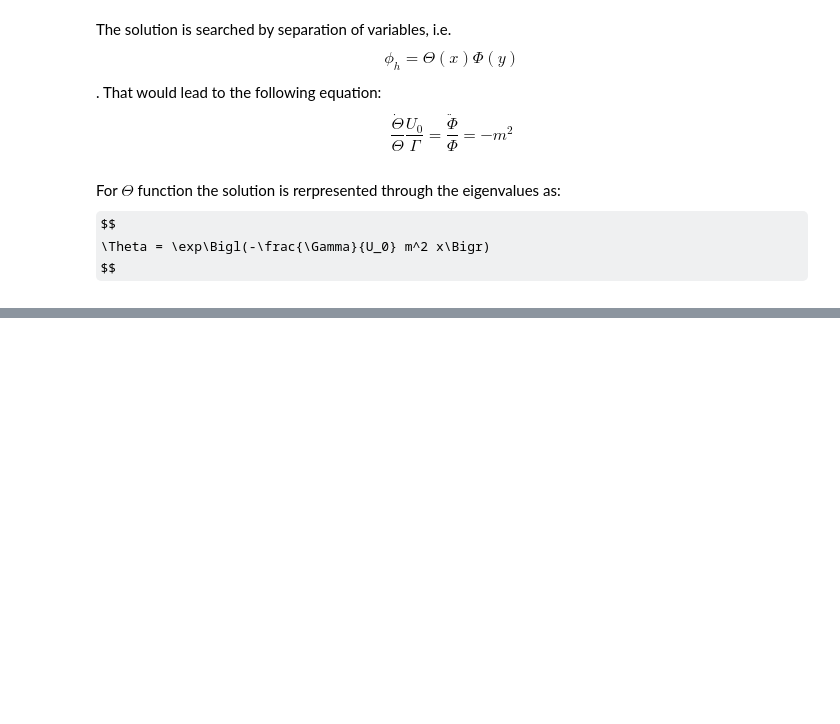
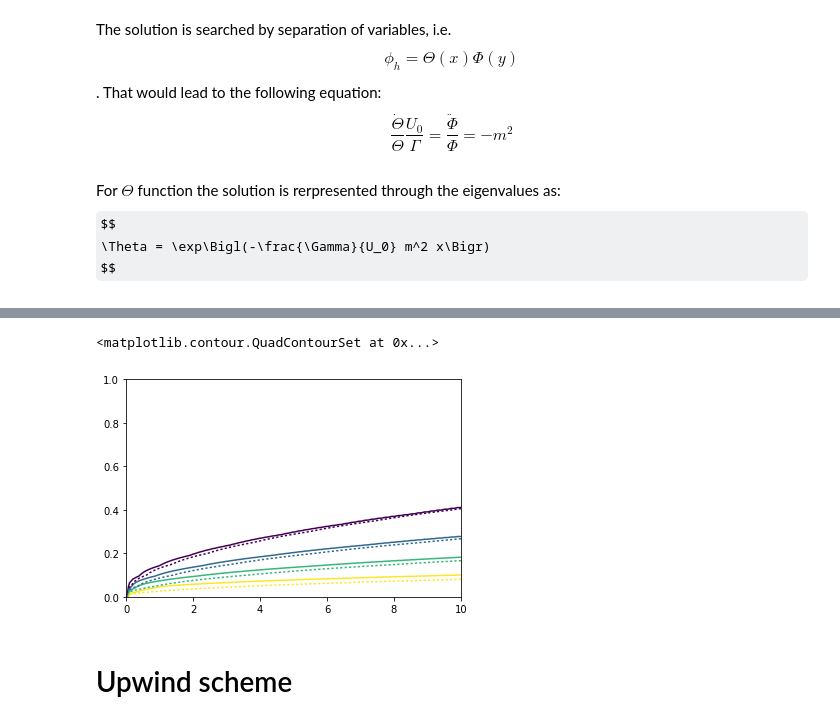
Before and after one commit to shurikkuzmin/FiniteVolumeADE, a Jupyter notebook: finite_volume_ade.ipynb, the cells around one changed output, grey strips where cells are left out. Cells and saved outputs as stored; diff of their text form; code cells hidden in the pictures; some formulas as TeX source; blank space fills up the shorter version.

Commit message:
Thermal layer development is added.

```diff
--- a/finite_volume_ade.ipynb
+++ b/finite_volume_ade.ipynb
@@ -422,0 +570,36 @@ pylab.plot(phi[19,:],)
+# %%
+def convert(indX,indY):
+    return (indY*(NX+2)+indX)
+
+rhs_layer = numpy.zeros(((NY+2)*(NX+2),))
+mat_layer = numpy.zeros(((NX+2)*(NY+2),(NX+2)*(NY+2)))
+
+for j in range(NY+2):
+    rhs_layer[convert(0,j)] = 0
+    mat_layer[convert(0,j),convert(0,j)] = 1
+    mat_layer[convert(NX+1,j),convert(NX+1,j)] = 1
+    mat_layer[convert(NX+1,j),convert(NX,j)] = -1
+
+for i in range(1,NX+1):
+    rhs_layer[convert(i,0)] = 1
+    mat_layer[convert(i,0),convert(i,0)]=1
+    mat_layer[convert(i,NY+1),convert(i,NY+1)]=1
+    mat_layer[convert(i,NY+1),convert(i,NY)]=-1
+
+for i in range(1,NX+1):
+    for j in range(1,NY+1):
+        mat_layer[convert(i,j),convert(i,j)] = - 1.0/peclet*(deltax/(yfv_layer[j+1]-yfv_layer[j]) + deltax/(yfv_layer[j]-yfv_layer[j-1]))
+        mat_layer[convert(i,j),convert(i,j+1)] = 1.0/peclet*deltax/(yfv_layer[j+1]-yfv_layer[j])
+        mat_layer[convert(i,j),convert(i,j-1)] = 1.0/peclet*deltax/(yfv_layer[j]-yfv_layer[j-1])
+        mat_layer[convert(i,j),convert(i-1,j)] = 0.5*deltay
+        mat_layer[convert(i,j),convert(i+1,j)] = -0.5*deltay
+# %%
+phi_layer = numpy.linalg.solve(mat_layer,rhs_layer)
+phi_mat_layer=phi_layer.reshape((NY+2,NX+2))
+pylab.contour(phi_mat_layer,levels=[0.2,0.4,0.6,0.8],extent=(0,10,0,1))
+pylab.contour(phi_error,levels=[0.2,0.4,0.6,0.8],extent=(0,10,0,1),linestyles=["dotted"])
+# %% [output]
+<matplotlib.contour.QuadContourSet at 0x...>
+[figure, added]
+# %% [markdown]
+# Upwind scheme
```
Also changed, not shown: parts of 27 cells of this notebook.
